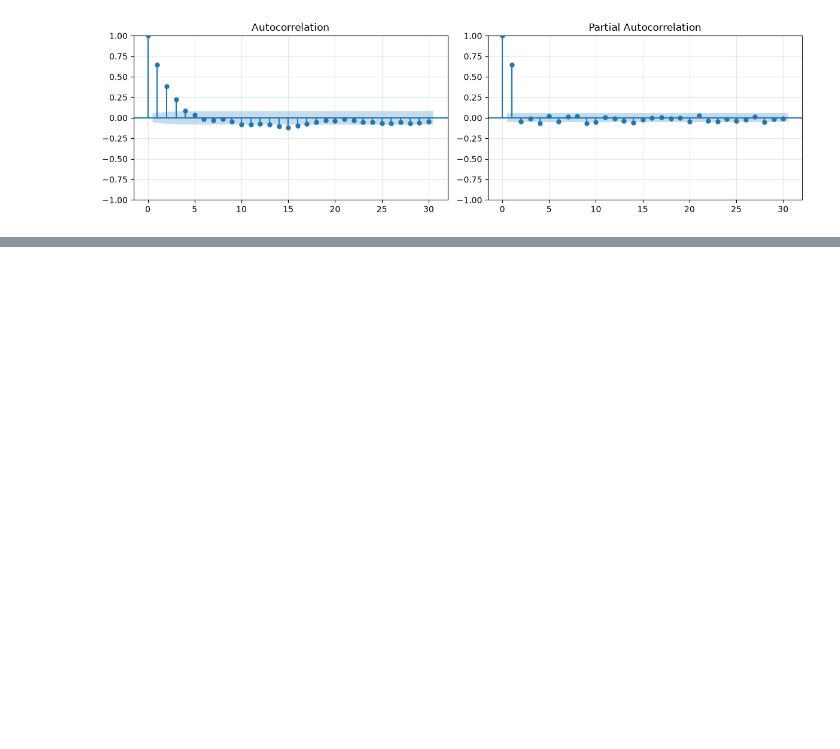
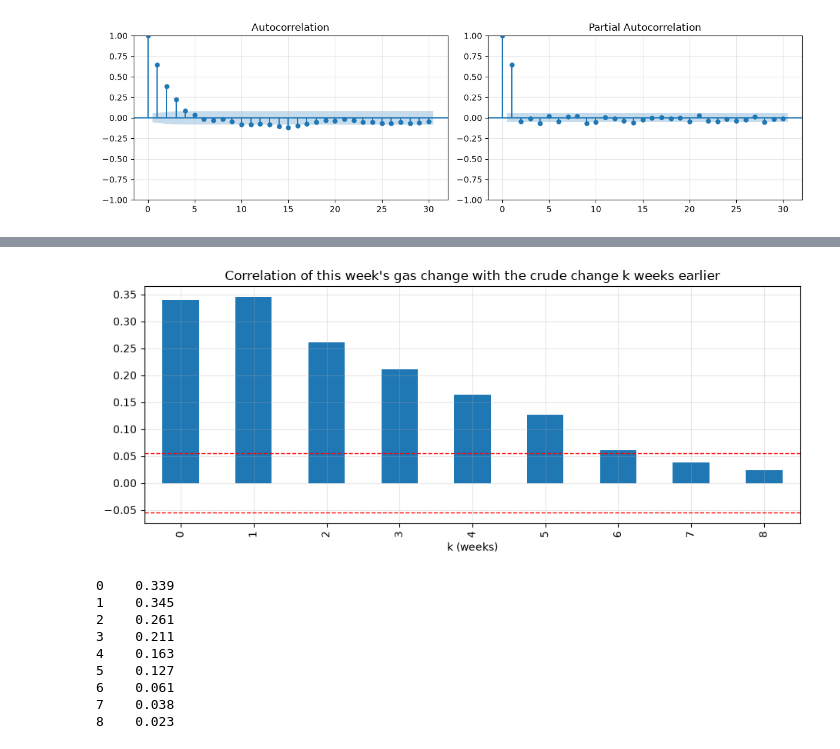
Before and after one commit to hymiawu/ca-gasoline-forecasting, a Jupyter notebook: forecasting_models.ipynb, the cells around one changed output, grey strips where cells are left out. Drawn from its saved outputs; the diff is of its cells as text; code cells hidden in the pictures; blank space fills up the shorter version.

```diff
--- a/forecasting_models.ipynb
+++ b/forecasting_models.ipynb
@@ -1067,0 +193,19 @@ metrics.sort_values(["horizon", "MAE"])
+# %%
+dc = train["log_brent"].diff().dropna()
+dy, dc = dy.align(dc, join="inner")
+xc = pd.Series([dy.corr(dc.shift(k)) for k in range(9)], index=range(9))
+ax = xc.plot(kind="bar", title="Correlation of this week's gas change with the crude change k weeks earlier")
+ax.axhline(2 / np.sqrt(len(dy)), color="r", ls="--", lw=1); ax.axhline(-2 / np.sqrt(len(dy)), color="r", ls="--", lw=1)
+ax.set_xlabel("k (weeks)"); plt.show()
+print(xc.round(3).to_string())
+# %% [output]
+[figure, added]
+0    0.339
+1    0.345
+2    0.261
+3    0.211
+4    0.163
+5    0.127
+6    0.061
+7    0.038
+8    0.023
```
Also changed, not shown: parts of 104 cells of this notebook, 27 other files.
